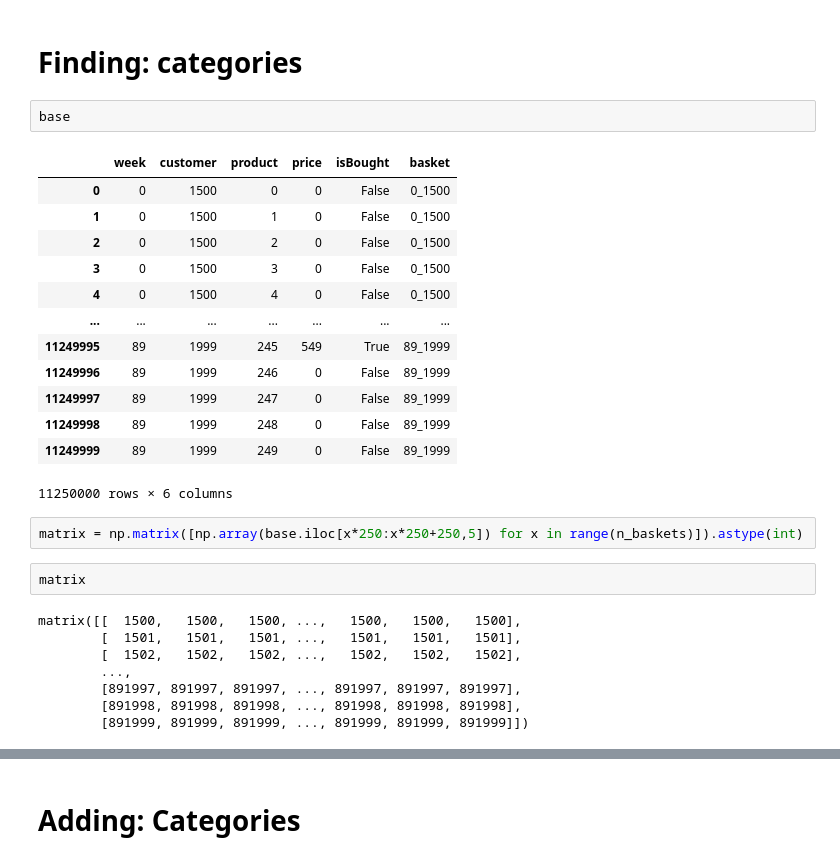
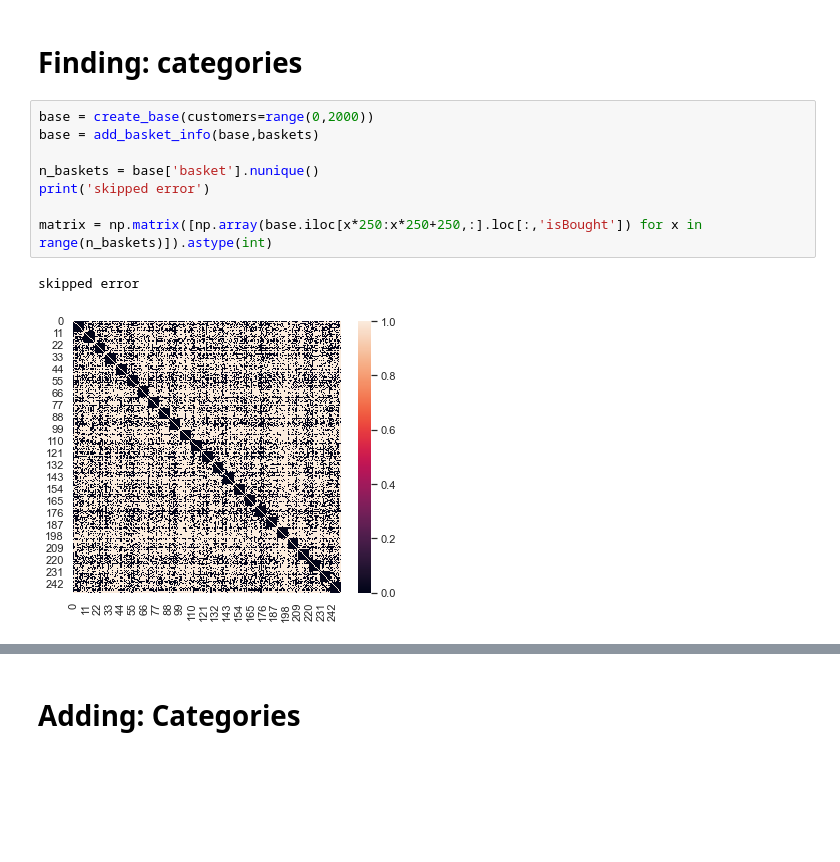
Before and after one commit to stijnbenja/BigData2, a Jupyter notebook: main.ipynb, the cells around one changed output, grey strips where cells are left out. Saved outputs shown, nothing was run; the diff lists cells and outputs as text; blank space fills up the shorter version.

```diff
--- a/main.ipynb
+++ b/main.ipynb
@@ -54,31 +54,14 @@ def add_coupon_info(base, baskets, coupons):
     return base
 # %% [markdown]
 # Finding: categories
-# %%
-base
-# %% [output]
-|  | week | customer | product | price | isBought | basket |
-| 0 | 0 | 1500 | 0 | 0 | False | 0_1500 |
-| 1 | 0 | 1500 | 1 | 0 | False | 0_1500 |
-| 2 | 0 | 1500 | 2 | 0 | False | 0_1500 |
-| 3 | 0 | 1500 | 3 | 0 | False | 0_1500 |
-| 4 | 0 | 1500 | 4 | 0 | False | 0_1500 |
-| ... | ... | ... | ... | ... | ... | ... |
-| 11249995 | 89 | 1999 | 245 | 549 | True | 89_1999 |
-| 11249996 | 89 | 1999 | 246 | 0 | False | 89_1999 |
-| 11249997 | 89 | 1999 | 247 | 0 | False | 89_1999 |
-| 11249998 | 89 | 1999 | 248 | 0 | False | 89_1999 |
-| 11249999 | 89 | 1999 | 249 | 0 | False | 89_1999 |
-11250000 rows × 6 columns
 # %%
-matrix = np.matrix([np.array(base.iloc[x*250:x*250+250,5]) for x in range(n_baskets)]).astype(int)
+base = create_base(customers=range(0,2000))
+base = add_basket_info(base,baskets)
+
+n_baskets = base['basket'].nunique()
+print('skipped error')
+
+matrix = np.matrix([np.array(base.iloc[x*250:x*250+250,:].loc[:,'isBought']) for x in range(n_baskets)]).astype(int)
+# %% [output]
+skipped error
+[figure, added]
-# %%
-matrix
-# %% [output]
-matrix([[  1500,   1500,   1500, ...,   1500,   1500,   1500],
-        [  1501,   1501,   1501, ...,   1501,   1501,   1501],
-        [  1502,   1502,   1502, ...,   1502,   1502,   1502],
-        ...,
-        [891997, 891997, 891997, ..., 891997, 891997, 891997],
-        [891998, 891998, 891998, ..., 891998, 891998, 891998],
-        [891999, 891999, 891999, ..., 891999, 891999, 891999]])
```
Also changed, not shown: parts of 4 cells of this notebook, 3 other files.
